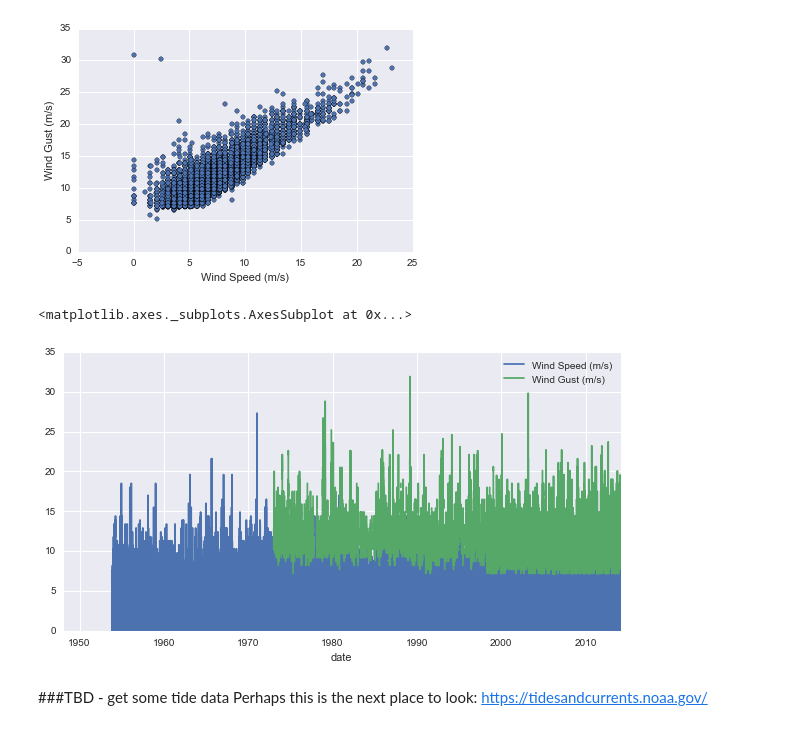
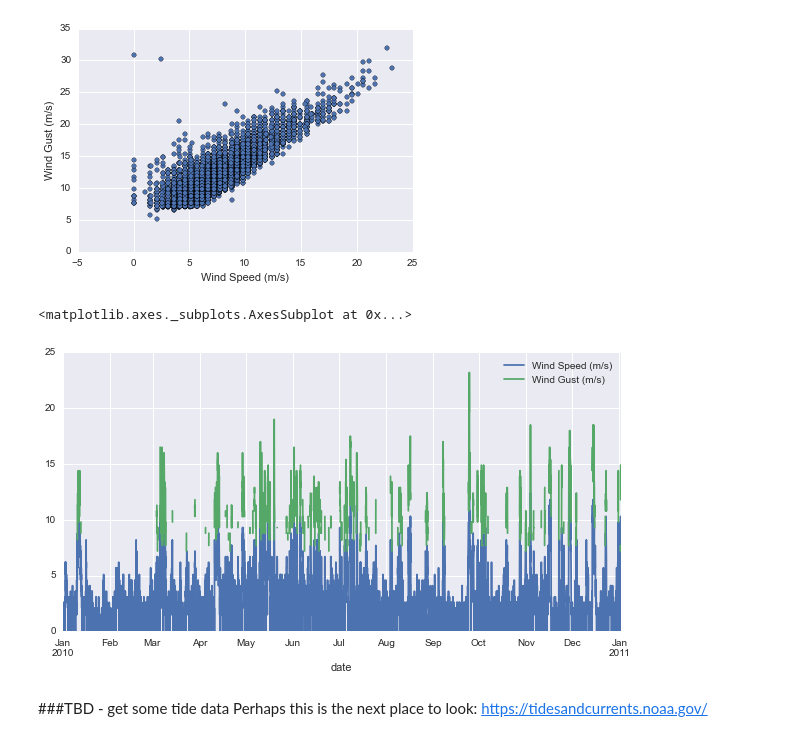
Before and after one commit to duaaelzeney/livecoding.tv, a Jupyter notebook: notebooks/Anchorage Wind & Tide.ipynb, the cells around one changed output. Cells and saved outputs as stored; diff of their text form; code cells hidden in the pictures.

```diff
--- a/notebooks/Anchorage Wind & Tide.ipynb
+++ b/notebooks/Anchorage Wind & Tide.ipynb
@@ -61,8 +61,8 @@ tide_df.index = tide_df['date']
 # %%
-tide_df[['date', 'Wind Speed (m/s)', 'Wind Gust (m/s)']].plot(figsize=(10,5))
+tide_df['2010/01/01':'2011/01/01'][['date', 'Wind Speed (m/s)', 'Wind Gust (m/s)']].plot(figsize=(10,5))
 # %% [output]
 <matplotlib.axes._subplots.AxesSubplot at 0x...>
-[figure, old version]
+[figure, new version]
 # %% [markdown]
 ###TBD - get some tide data
 Perhaps this is the next place to look:  https://tidesandcurrents.noaa.gov/
```
Also changed, not shown: parts of 5 cells of this notebook, 2 other files.
